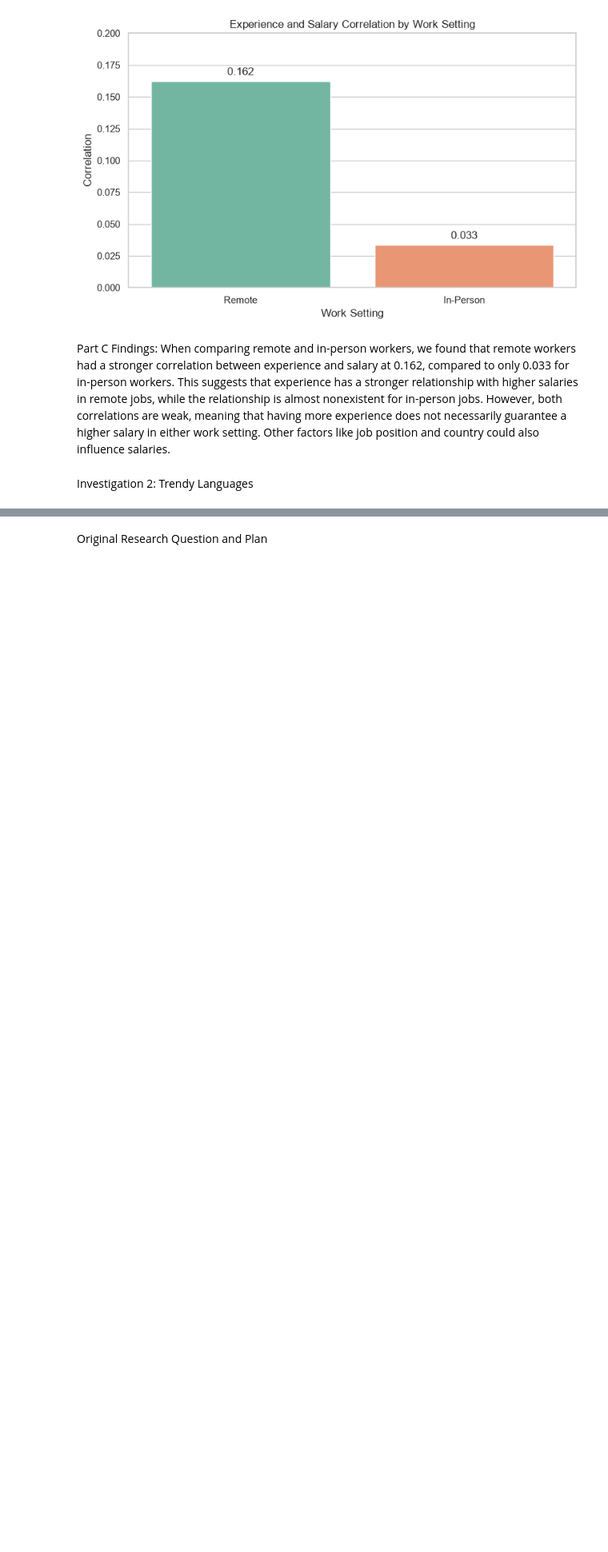
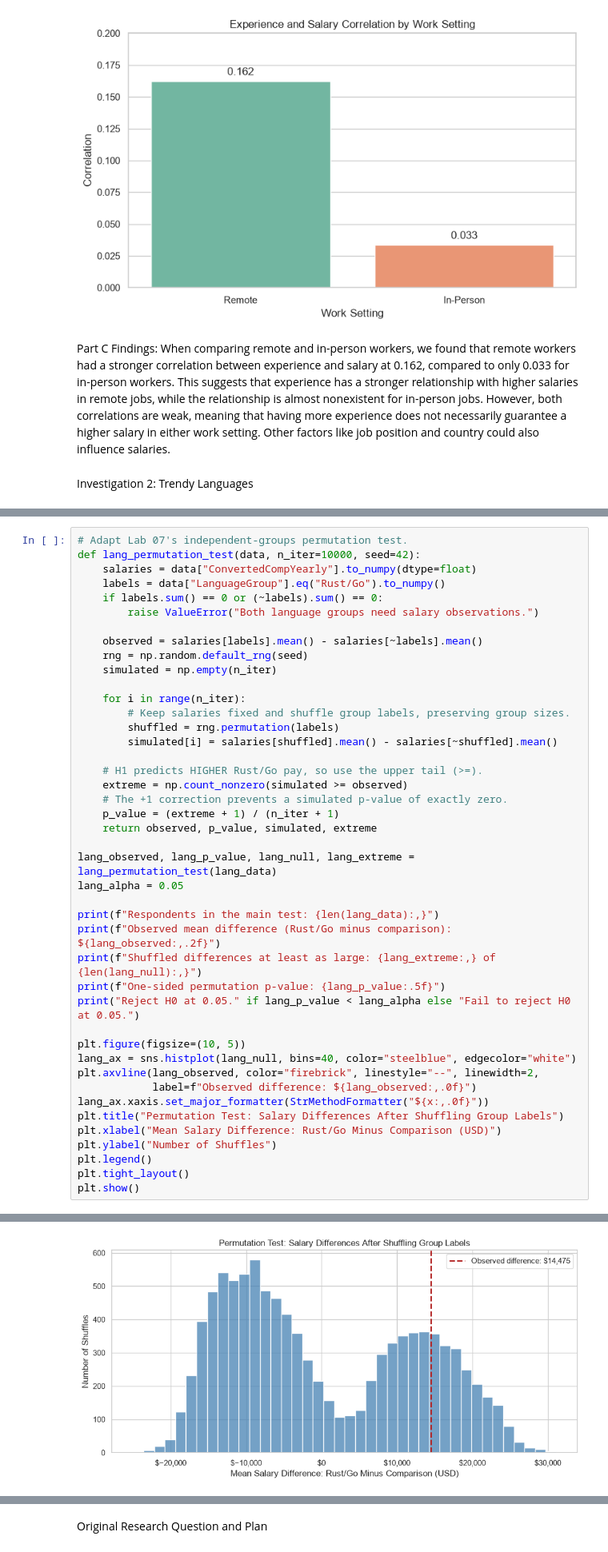
Before and after one commit to alifthealligator/cmpsc105-project, a Jupyter notebook: analysis.ipynb, the cells around one changed output, grey strips where cells are left out. Shown at 80% size. Cells and saved outputs as stored; diff of their text form; blank space fills up the shorter version.

```diff
--- a/analysis.ipynb
+++ b/analysis.ipynb
@@ -706,0 +817,44 @@ Investigation 2: Trendy Languages
+# %%
+# Adapt Lab 07's independent-groups permutation test.
+def lang_permutation_test(data, n_iter=10000, seed=42):
+    salaries = data["ConvertedCompYearly"].to_numpy(dtype=float)
+    labels = data["LanguageGroup"].eq("Rust/Go").to_numpy()
+    if labels.sum() == 0 or (~labels).sum() == 0:
+        raise ValueError("Both language groups need salary observations.")
+
+    observed = salaries[labels].mean() - salaries[~labels].mean()
+    rng = np.random.default_rng(seed)
+    simulated = np.empty(n_iter)
+
+    for i in range(n_iter):
+        # Keep salaries fixed and shuffle group labels, preserving group sizes.
+        shuffled = rng.permutation(labels)
+        simulated[i] = salaries[shuffled].mean() - salaries[~shuffled].mean()
+
+    # H1 predicts HIGHER Rust/Go pay, so use the upper tail (>=).
+    extreme = np.count_nonzero(simulated >= observed)
+    # The +1 correction prevents a simulated p-value of exactly zero.
+    p_value = (extreme + 1) / (n_iter + 1)
+    return observed, p_value, simulated, extreme
+
+lang_observed, lang_p_value, lang_null, lang_extreme = lang_permutation_test(lang_data)
+lang_alpha = 0.05
+
+print(f"Respondents in the main test: {len(lang_data):,}")
+print(f"Observed mean difference (Rust/Go minus comparison): ${lang_observed:,.2f}")
+print(f"Shuffled differences at least as large: {lang_extreme:,} of {len(lang_null):,}")
+print(f"One-sided permutation p-value: {lang_p_value:.5f}")
+print("Reject H0 at 0.05." if lang_p_value < lang_alpha else "Fail to reject H0 at 0.05.")
+
+plt.figure(figsize=(10, 5))
+lang_ax = sns.histplot(lang_null, bins=40, color="steelblue", edgecolor="white")
+plt.axvline(lang_observed, color="firebrick", linestyle="--", linewidth=2,
+            label=f"Observed difference: ${lang_observed:,.0f}")
+lang_ax.xaxis.set_major_formatter(StrMethodFormatter("${x:,.0f}"))
+plt.title("Permutation Test: Salary Differences After Shuffling Group Labels")
+plt.xlabel("Mean Salary Difference: Rust/Go Minus Comparison (USD)")
+plt.ylabel("Number of Shuffles")
+plt.legend()
+plt.tight_layout()
+plt.show()
+# %% [output]
@@ -706,0 +866 @@ Investigation 2: Trendy Languages
+[figure, added]
```
Also changed, not shown: parts of 7 cells of this notebook.
